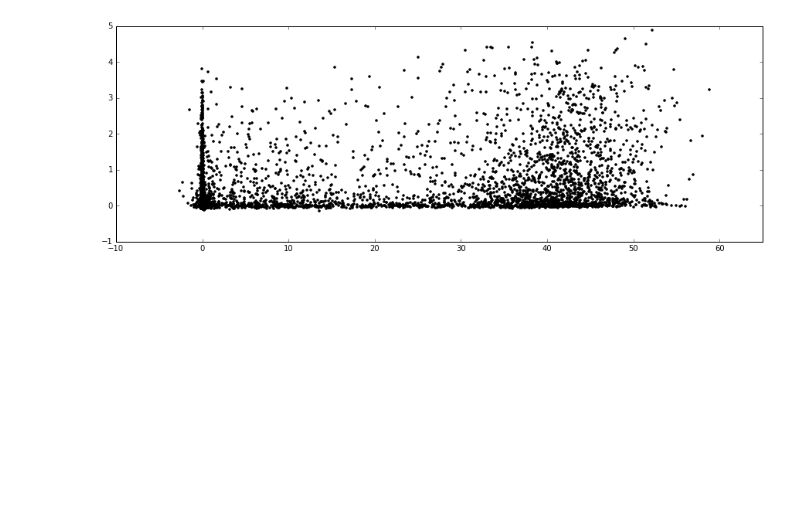
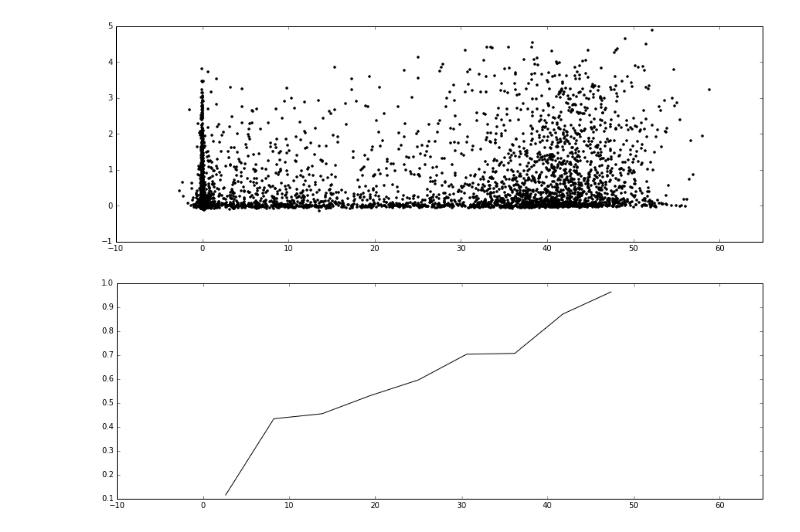
Before and after one commit to freeman-lab/tuning, a Jupyter notebook: example.ipynb, the cells around one changed output. Cells and saved outputs as stored; diff of their text form; code cells hidden in the pictures; blank space fills up the shorter version.

```diff
--- a/example.ipynb
+++ b/example.ipynb
@@ -19,3 +19,19 @@ plt.plot(X,y[0],'k.')
 plt.xlim([-10,65]);
 # %% [output]
 [figure]
+# %%
+rng = [np.nanpercentile(X,1), np.nanpercentile(X,99)]
+bins = np.linspace(rng[0], rng[1], 10)
+centers = bins[0:-1] + abs(bins[1]-bins[0])/2
+# %%
+tuning = np.zeros(len(bins)-1)
+
+for i in range(len(bins)-1):
+    t = (X > bins[i]) * (X < bins[i+1])
+    tuning[i] = np.nanmean(y[0][t])
+# %%
+fig = plt.figure(figsize=[15,5])
+plt.plot(centers, tuning, 'k')
+plt.xlim([-10,65]);
+# %% [output]
+[figure, added]
```
Also changed, not shown: 2 other files.
